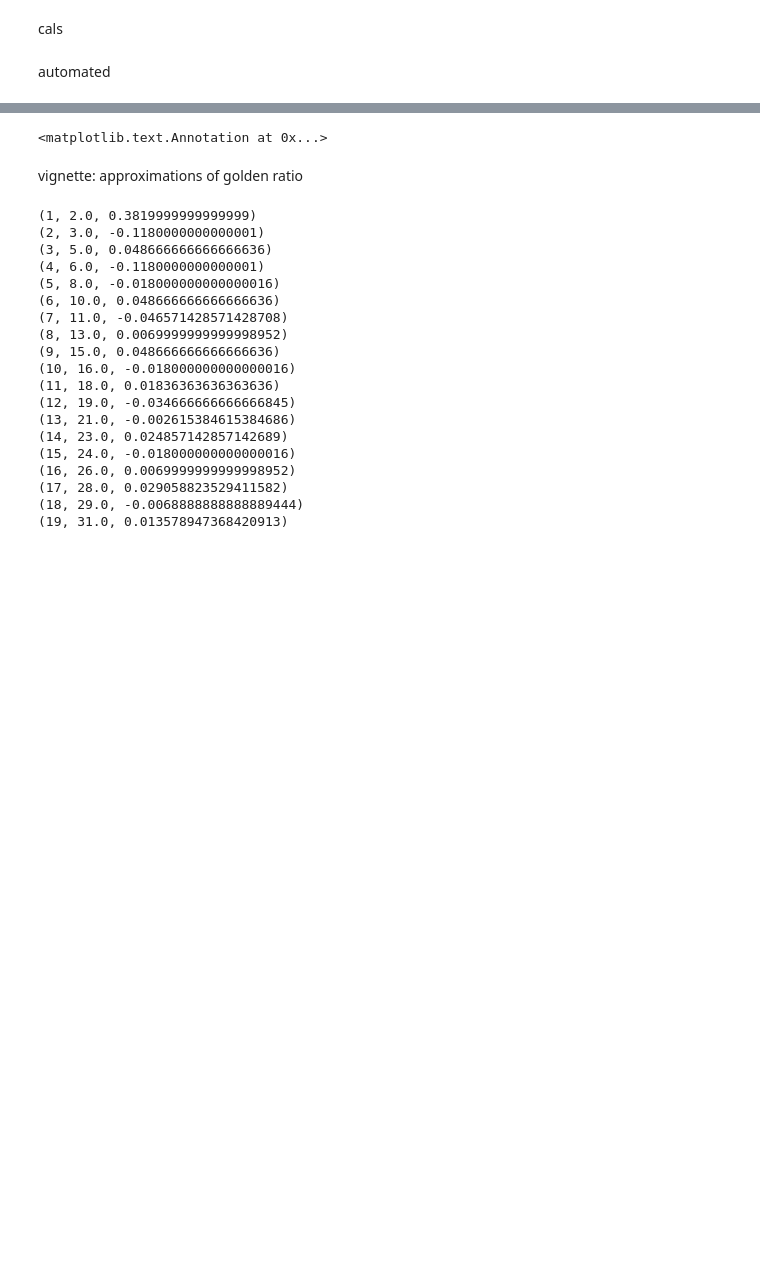
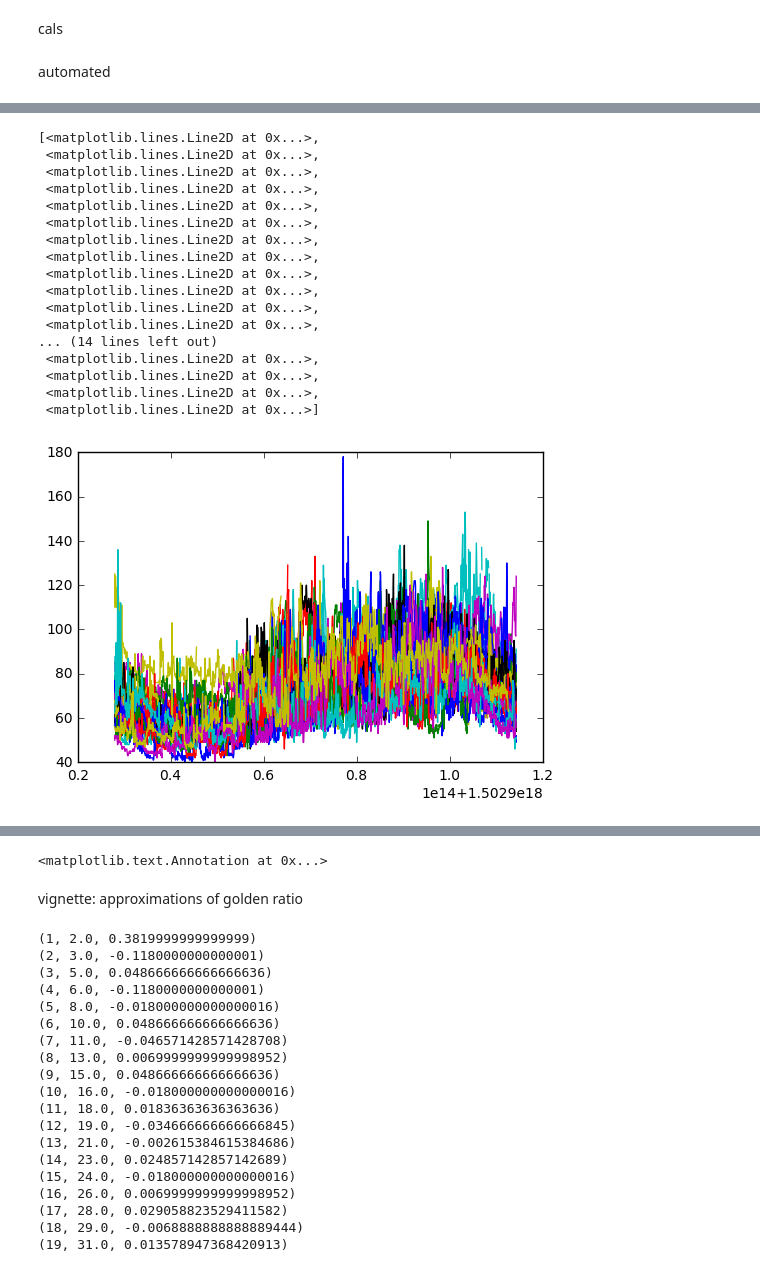
Before and after one commit to mikejseay/fit-time-series, a Jupyter notebook: time-series.ipynb, the cells around one changed output, grey strips where cells are left out. Saved outputs shown, nothing was run; the diff lists cells and outputs as text; code cells hidden in the pictures; blank space fills up the shorter version.

```diff
--- a/time-series.ipynb
+++ b/time-series.ipynb
@@ -73,6 +75,8 @@ def extract_its(client, name, date):
     df = pd.DataFrame(dict_lst)
     df.rename(columns={'value': name}, inplace=True)
     df['time_dt'] = df['time'].apply(pd.to_datetime)
+    df['date'] = date
+
     return df
 # %%
 def plot_its(df, name, ax):
@@ -89,5 +93,6 @@ def int_to_mpltime(hour_str):
     return ts_val.value / 6e10
 # %%
 client = authd_client
-date = '2017-07-19'
+# date = '2017-07-19'
+date = '2017-08-17'
 # %%
@@ -95,6 +100,8 @@ plot_starttime = '15:00'
 plot_endtime = '23:00'
 # %%
-extract_names = ['heart', 'calories', 'steps', 'distance',]
+# extract_names = ['heart', 'calories', 'steps', 'distance',]
+extract_names = ['heart',]
+
 plot_names = ['heart', 'steps']
 plot_units = {'heart': 'Heartrate (BPM)',
               'steps': 'Steps'}
@@ -105,0 +117,12 @@ for name in extract_names:
+# %%
+date_range = pd.date_range(start='2017-07-19', end='2017-08-17',)
+date_list = []
+for day in date_range:
+    date_list.append(day.strftime('%Y-%m-%d'))
+
+df_lst = []
+for date in date_list:
+    df = extract_its(client, name, date)
+    df_lst.append(df)
+
+date_df = pd.concat(df_lst).set_index(['date', 'time']).unstack('date')
@@ -105,0 +143,23 @@ for name in extract_names:
+# %%
+# n_dates = len(date_list)
+f, ax = plt.subplots()
+ax.plot(date_df['time_dt'], date_df['heart'])
+# %% [output]
+[<matplotlib.lines.Line2D at 0x...>,
+ <matplotlib.lines.Line2D at 0x...>,
+ <matplotlib.lines.Line2D at 0x...>,
+ <matplotlib.lines.Line2D at 0x...>,
+ <matplotlib.lines.Line2D at 0x...>,
+ <matplotlib.lines.Line2D at 0x...>,
+ <matplotlib.lines.Line2D at 0x...>,
+ <matplotlib.lines.Line2D at 0x...>,
+ <matplotlib.lines.Line2D at 0x...>,
+ <matplotlib.lines.Line2D at 0x...>,
+ <matplotlib.lines.Line2D at 0x...>,
+ <matplotlib.lines.Line2D at 0x...>,
+... (14 lines left out)
+ <matplotlib.lines.Line2D at 0x...>,
+ <matplotlib.lines.Line2D at 0x...>,
+ <matplotlib.lines.Line2D at 0x...>,
+ <matplotlib.lines.Line2D at 0x...>]
+[figure, added]
```
Also changed, not shown: parts of 24 cells of this notebook.
